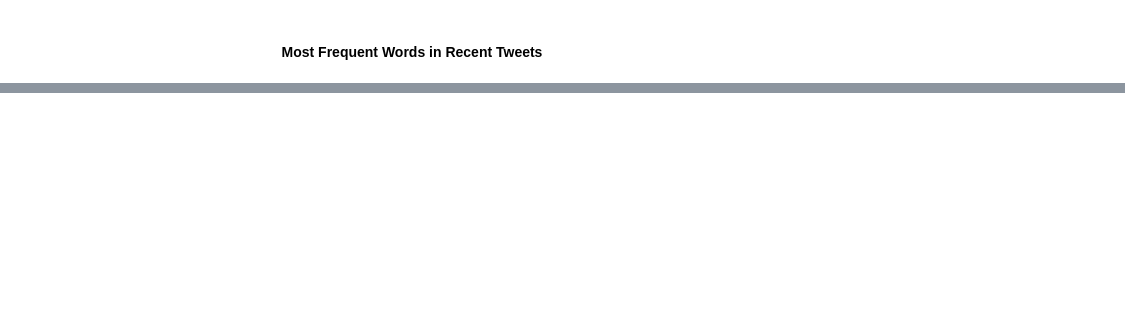
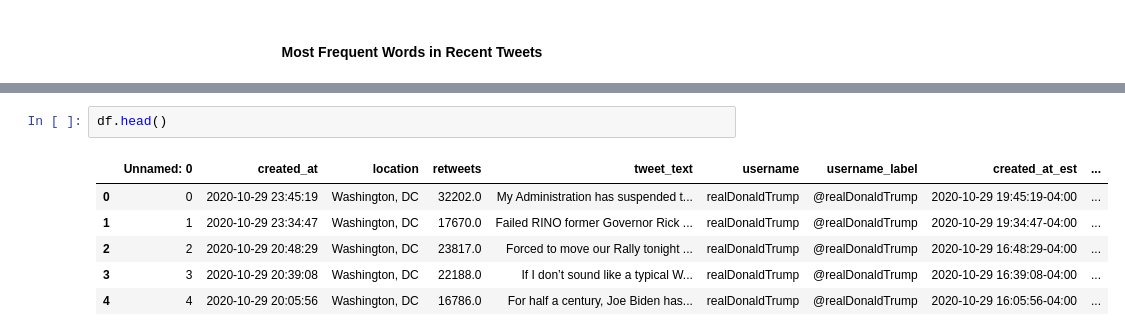
Before and after one commit to joshkraft/joshkraft-blog, a Jupyter notebook: _notebooks/2020-21-10-Candidate-Tweets.ipynb, the cells around one changed output, grey strips where cells are left out. Saved outputs shown, nothing was run; the diff lists cells and outputs as text; blank space fills up the shorter version.

```diff
--- a/_notebooks/2020-21-10-Candidate-Tweets.ipynb
+++ b/_notebooks/2020-21-10-Candidate-Tweets.ipynb
@@ -291,3 +292,12 @@ plot_main_chart(df)
 plot_word_frequency(biden_words, 'steelblue', '@JoeBiden') | plot_word_frequency(trump_words, 'red', '@realDonaldTrump')
 # %% [output]
 [interactive output not drawn]
+# %%
+df.head()
+# %% [output]
+|  | Unnamed: 0 | created_at | location | retweets | tweet_text | username | username_label | created_at_est | ... |
+| 0 | 0 | 2020-10-29 23:45:19 | Washington, DC | 32202.0 | My Administration has suspended t... | realDonaldTrump | @realDonaldTrump | 2020-10-29 19:45:19-04:00 | ... |
+| 1 | 1 | 2020-10-29 23:34:47 | Washington, DC | 17670.0 | Failed RINO former Governor Rick ... | realDonaldTrump | @realDonaldTrump | 2020-10-29 19:34:47-04:00 | ... |
+| 2 | 2 | 2020-10-29 20:48:29 | Washington, DC | 23817.0 | Forced to move our Rally tonight ... | realDonaldTrump | @realDonaldTrump | 2020-10-29 16:48:29-04:00 | ... |
+| 3 | 3 | 2020-10-29 20:39:08 | Washington, DC | 22188.0 | If I don’t sound like a typical W... | realDonaldTrump | @realDonaldTrump | 2020-10-29 16:39:08-04:00 | ... |
+| 4 | 4 | 2020-10-29 20:05:56 | Washington, DC | 16786.0 | For half a century, Joe Biden has... | realDonaldTrump | @realDonaldTrump | 2020-10-29 16:05:56-04:00 | ... |
```
Also changed, not shown: parts of 1 cell of this notebook, 5 other files.
